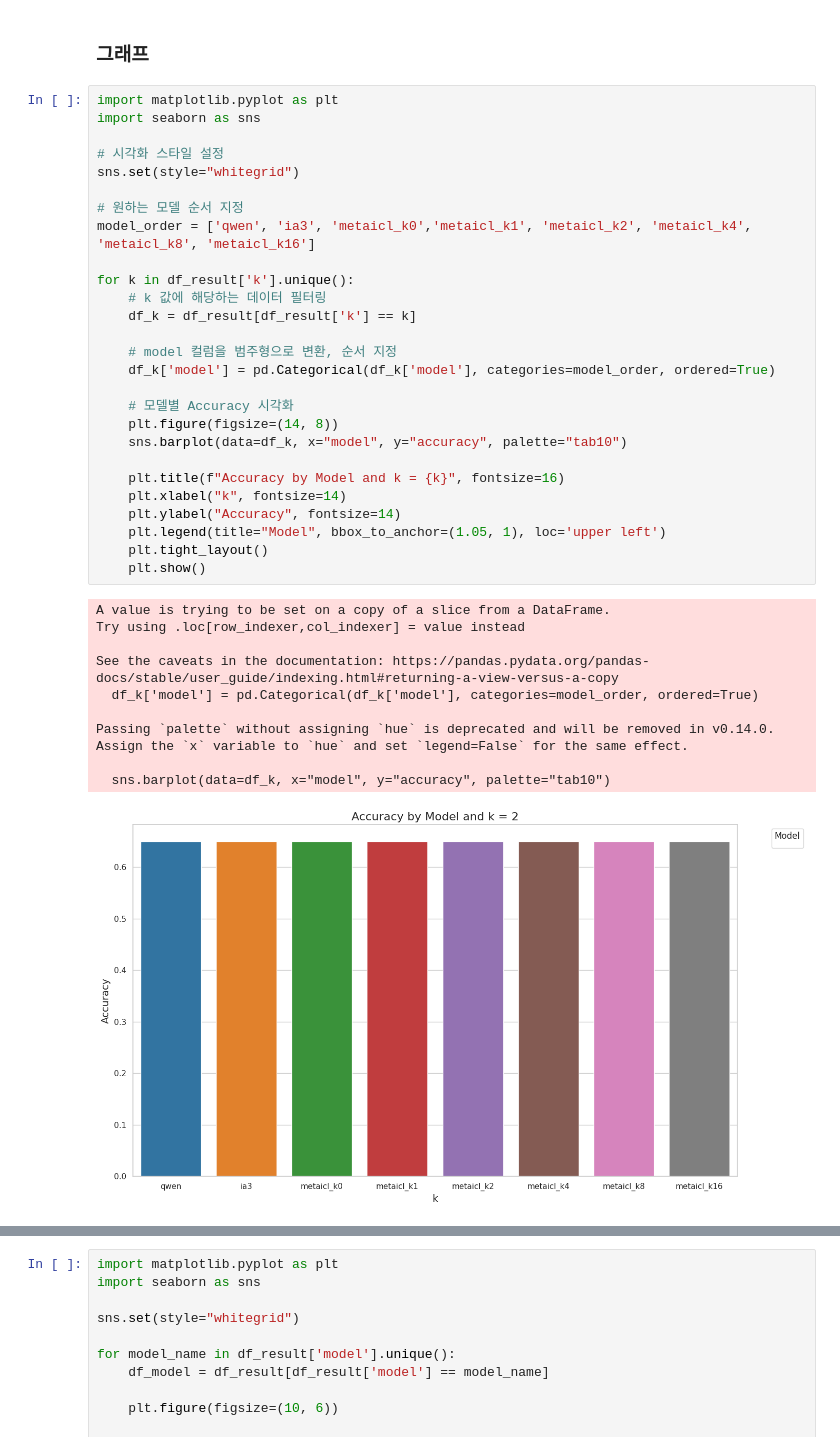
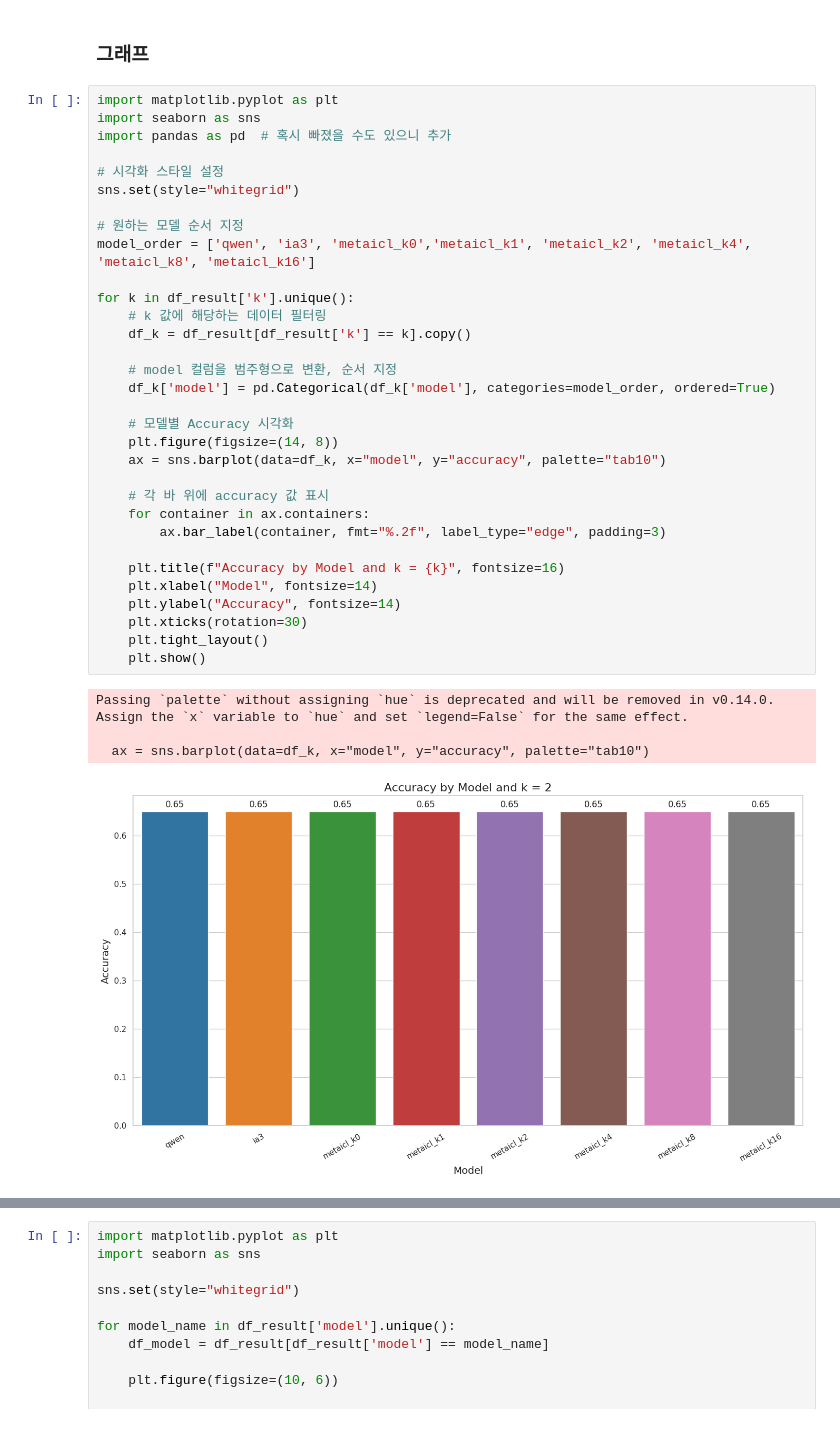
Before and after one commit to yrc00/medi_few_shot_project, a Jupyter notebook: analysis/show_result_new.ipynb, the cells around one changed output, grey strips where cells are left out. Drawn from its saved outputs; the diff is of its cells as text.

Commit message:
update analysis graph

```diff
--- a/analysis/show_result_new.ipynb
+++ b/analysis/show_result_new.ipynb
@@ -170,38 +170,37 @@ df_result[df_result['model'] == 'metaicl_k16'].sort_index()
 # %%
 import matplotlib.pyplot as plt
 import seaborn as sns
+import pandas as pd  # 혹시 빠졌을 수도 있으니 추가
 
 # 시각화 스타일 설정
 sns.set(style="whitegrid")
 
 # 원하는 모델 순서 지정
 model_order = ['qwen', 'ia3', 'metaicl_k0','metaicl_k1', 'metaicl_k2', 'metaicl_k4', 'metaicl_k8', 'metaicl_k16']
 
 for k in df_result['k'].unique():
     # k 값에 해당하는 데이터 필터링
-    df_k = df_result[df_result['k'] == k]
+    df_k = df_result[df_result['k'] == k].copy()
 
     # model 컬럼을 범주형으로 변환, 순서 지정
     df_k['model'] = pd.Categorical(df_k['model'], categories=model_order, ordered=True)
 
     # 모델별 Accuracy 시각화
     plt.figure(figsize=(14, 8))
-    sns.barplot(data=df_k, x="model", y="accuracy", palette="tab10")
+    ax = sns.barplot(data=df_k, x="model", y="accuracy", palette="tab10")
+
+    # 각 바 위에 accuracy 값 표시
+    for container in ax.containers:
+        ax.bar_label(container, fmt="%.2f", label_type="edge", padding=3)
 
     plt.title(f"Accuracy by Model and k = {k}", fontsize=16)
-    plt.xlabel("k", fontsize=14)
+    plt.xlabel("Model", fontsize=14)
     plt.ylabel("Accuracy", fontsize=14)
-    plt.legend(title="Model", bbox_to_anchor=(1.05, 1), loc='upper left')
+    plt.xticks(rotation=30)
     plt.tight_layout()
     plt.show()
 # %% [output]
-A value is trying to be set on a copy of a slice from a DataFrame.
-Try using .loc[row_indexer,col_indexer] = value instead
-
-See the caveats in the documentation: https://pandas.pydata.org/pandas-docs/stable/user_guide/indexing.html#returning-a-view-versus-a-copy
-  df_k['model'] = pd.Categorical(df_k['model'], categories=model_order, ordered=True)
-
 Passing `palette` without assigning `hue` is deprecated and will be removed in v0.14.0. Assign the `x` variable to `hue` and set `legend=False` for the same effect.
 
-  sns.barplot(data=df_k, x="model", y="accuracy", palette="tab10")
+  ax = sns.barplot(data=df_k, x="model", y="accuracy", palette="tab10")
-[figure, old version]
+[figure, new version]
```
Also changed, not shown: parts of 1 cell of this notebook, 1 other file.
